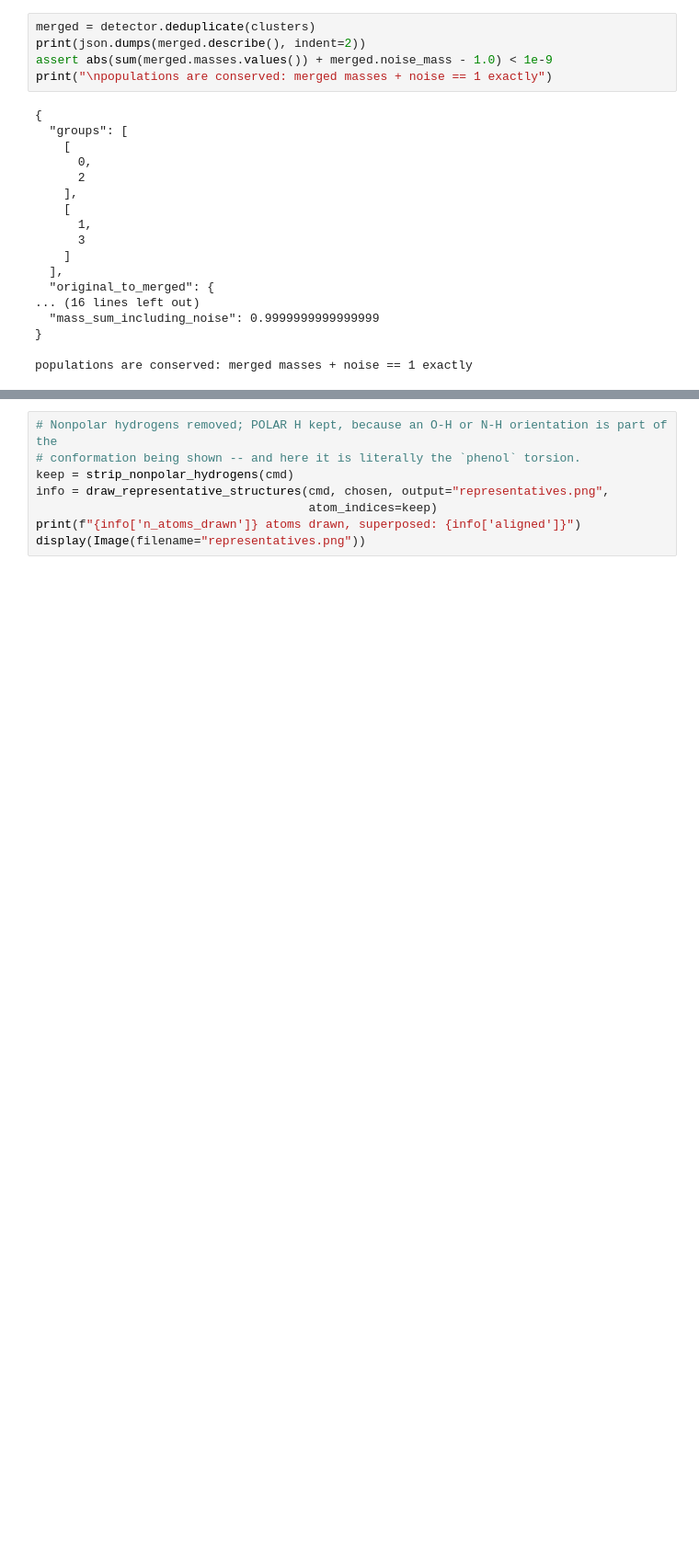
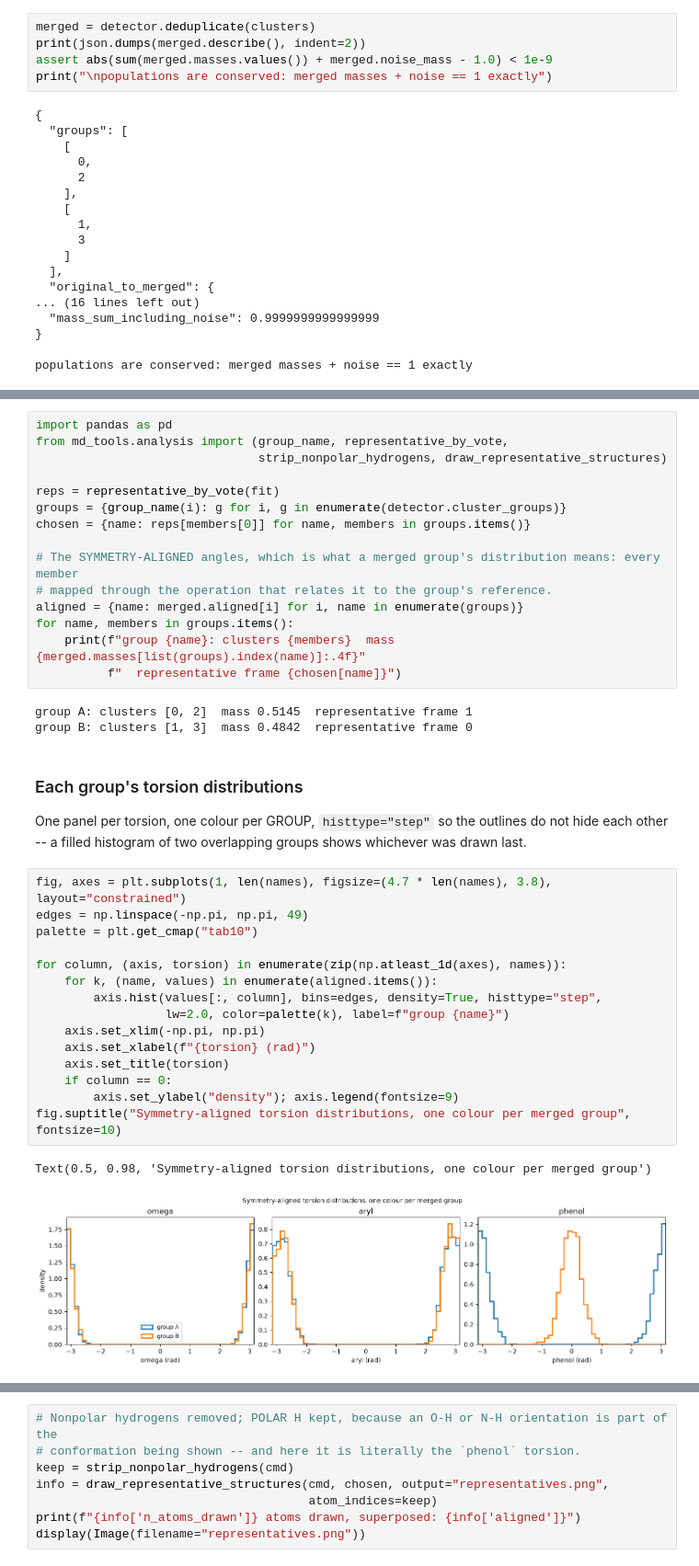
Before and after one commit to csy0000/MD-tools, a Jupyter notebook: docs/tutorial/paracetamol/analysis/clustering.ipynb, the cells around one changed output, grey strips where cells are left out. Shown at 92% size. Drawn from its saved outputs; the diff is of its cells as text; blank space fills up the shorter version.

```diff
--- a/docs/tutorial/paracetamol/analysis/clustering.ipynb
+++ b/docs/tutorial/paracetamol/analysis/clustering.ipynb
@@ -175,0 +186,41 @@ populations are conserved: merged masses + noise == 1 exactly
+# %%
+import pandas as pd
+from md_tools.analysis import (group_name, representative_by_vote,
+                               strip_nonpolar_hydrogens, draw_representative_structures)
+
+reps = representative_by_vote(fit)
+groups = {group_name(i): g for i, g in enumerate(detector.cluster_groups)}
+chosen = {name: reps[members[0]] for name, members in groups.items()}
+
+# The SYMMETRY-ALIGNED angles, which is what a merged group's distribution means: every member
+# mapped through the operation that relates it to the group's reference.
+aligned = {name: merged.aligned[i] for i, name in enumerate(groups)}
+for name, members in groups.items():
+    print(f"group {name}: clusters {members}  mass {merged.masses[list(groups).index(name)]:.4f}"
+          f"  representative frame {chosen[name]}")
+# %% [output]
+group A: clusters [0, 2]  mass 0.5145  representative frame 1
+group B: clusters [1, 3]  mass 0.4842  representative frame 0
+# %% [markdown]
+### Each group's torsion distributions
+
+One panel per torsion, one colour per GROUP, `histtype="step"` so the outlines do not hide each
+other -- a filled histogram of two overlapping groups shows whichever was drawn last.
+# %%
+fig, axes = plt.subplots(1, len(names), figsize=(4.7 * len(names), 3.8), layout="constrained")
+edges = np.linspace(-np.pi, np.pi, 49)
+palette = plt.get_cmap("tab10")
+
+for column, (axis, torsion) in enumerate(zip(np.atleast_1d(axes), names)):
+    for k, (name, values) in enumerate(aligned.items()):
+        axis.hist(values[:, column], bins=edges, density=True, histtype="step",
+                  lw=2.0, color=palette(k), label=f"group {name}")
+    axis.set_xlim(-np.pi, np.pi)
+    axis.set_xlabel(f"{torsion} (rad)")
+    axis.set_title(torsion)
+    if column == 0:
+        axis.set_ylabel("density"); axis.legend(fontsize=9)
+fig.suptitle("Symmetry-aligned torsion distributions, one colour per merged group", fontsize=10)
+# %% [output]
+Text(0.5, 0.98, 'Symmetry-aligned torsion distributions, one colour per merged group')
+[figure, added]
```
Also changed, not shown: parts of 12 cells of this notebook, 1 other file.
